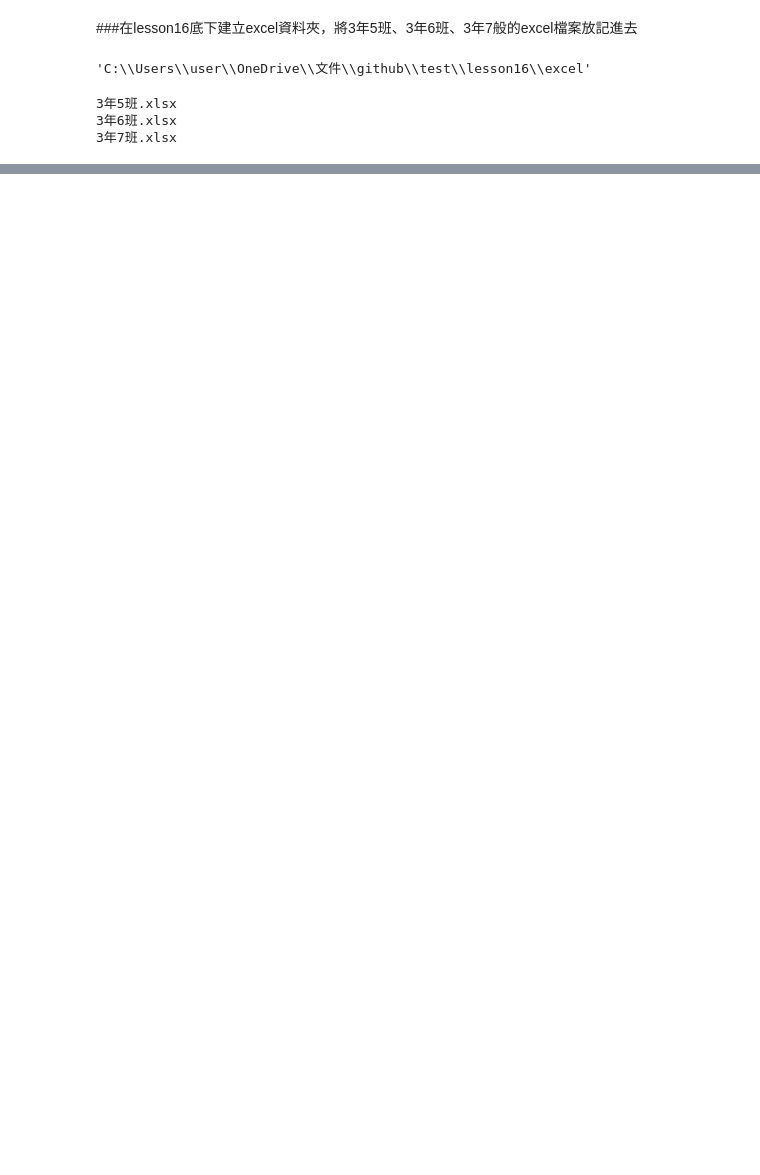
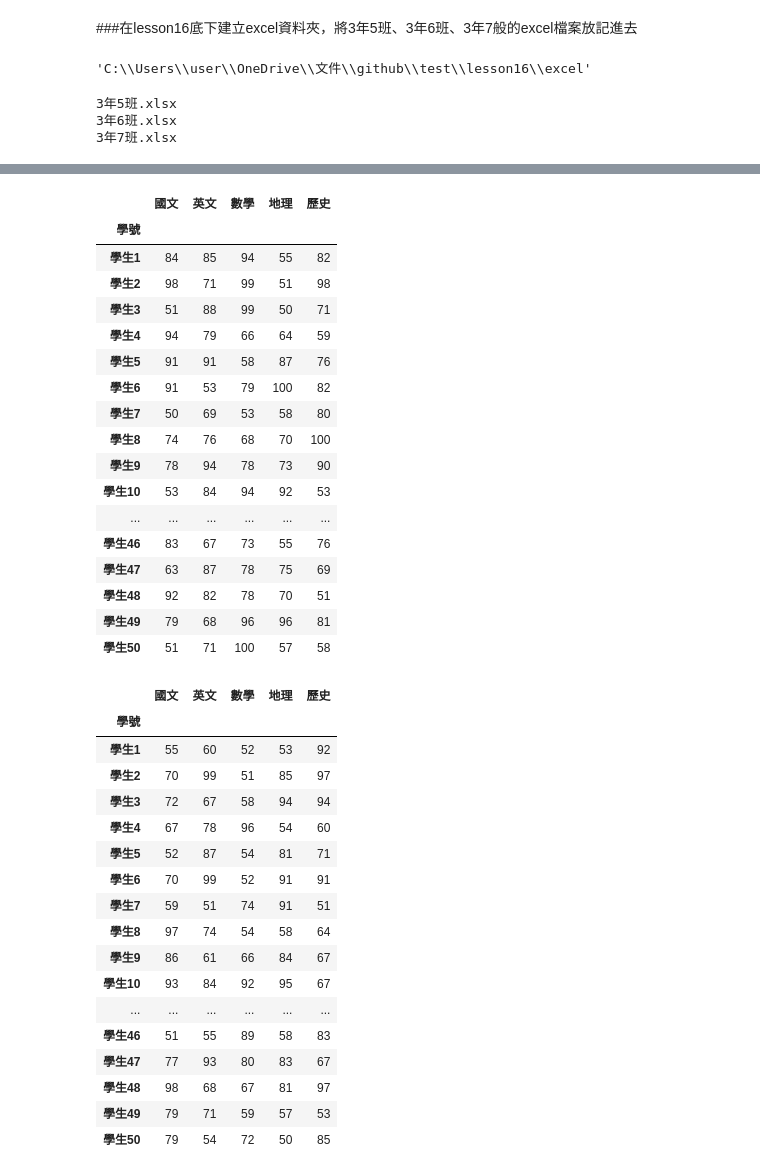
Before and after one commit to Chi-Feng-Tseng/test, a Jupyter notebook: lesson16/lesson16_3.ipynb, the cells around one changed output, grey strips where cells are left out. Cells and saved outputs as stored; diff of their text form; code cells hidden in the pictures; blank space fills up the shorter version.

```diff
--- a/lesson16/lesson16_3.ipynb
+++ b/lesson16/lesson16_3.ipynb
@@ -33,0 +114,51 @@ for excel_name in os.listdir(excel_folder):
+# %%
+import os
+import pandas as pd
+
+def rank(filepath:str):
+    df = pd.read_excel(filepath,index_col='學號')
+    display(df)
+
+scirpt_path = os.path.realpath(__name__)
+scirpt_root = os.path.dirname(scirpt_path)
+excel_folder = os.path.join(scirpt_root, 'excel')
+for excel_name in os.listdir(excel_folder):
+    excel_path = os.path.join(excel_folder,excel_name)
+    rank(excel_path)
+# %% [output]
+|  | 國文 | 英文 | 數學 | 地理 | 歷史 |
+| 學號 |  |  |  |  |  |
+| 學生1 | 84 | 85 | 94 | 55 | 82 |
+| 學生2 | 98 | 71 | 99 | 51 | 98 |
+| 學生3 | 51 | 88 | 99 | 50 | 71 |
+| 學生4 | 94 | 79 | 66 | 64 | 59 |
+| 學生5 | 91 | 91 | 58 | 87 | 76 |
+| 學生6 | 91 | 53 | 79 | 100 | 82 |
+| 學生7 | 50 | 69 | 53 | 58 | 80 |
+| 學生8 | 74 | 76 | 68 | 70 | 100 |
+| 學生9 | 78 | 94 | 78 | 73 | 90 |
+| 學生10 | 53 | 84 | 94 | 92 | 53 |
+| ... | ... | ... | ... | ... | ... |
+| 學生46 | 83 | 67 | 73 | 55 | 76 |
+| 學生47 | 63 | 87 | 78 | 75 | 69 |
+| 學生48 | 92 | 82 | 78 | 70 | 51 |
+| 學生49 | 79 | 68 | 96 | 96 | 81 |
+| 學生50 | 51 | 71 | 100 | 57 | 58 |
+|  | 國文 | 英文 | 數學 | 地理 | 歷史 |
+| 學號 |  |  |  |  |  |
+| 學生1 | 55 | 60 | 52 | 53 | 92 |
+| 學生2 | 70 | 99 | 51 | 85 | 97 |
+| 學生3 | 72 | 67 | 58 | 94 | 94 |
+| 學生4 | 67 | 78 | 96 | 54 | 60 |
+| 學生5 | 52 | 87 | 54 | 81 | 71 |
+| 學生6 | 70 | 99 | 52 | 91 | 91 |
+| 學生7 | 59 | 51 | 74 | 91 | 51 |
+| 學生8 | 97 | 74 | 54 | 58 | 64 |
+| 學生9 | 86 | 61 | 66 | 84 | 67 |
+| 學生10 | 93 | 84 | 92 | 95 | 67 |
+| ... | ... | ... | ... | ... | ... |
+| 學生46 | 51 | 55 | 89 | 58 | 83 |
+| 學生47 | 77 | 93 | 80 | 83 | 67 |
+| 學生48 | 98 | 68 | 67 | 81 | 97 |
+| 學生49 | 79 | 71 | 59 | 57 | 53 |
+| 學生50 | 79 | 54 | 72 | 50 | 85 |
```
Also changed, not shown: parts of 4 cells of this notebook.
